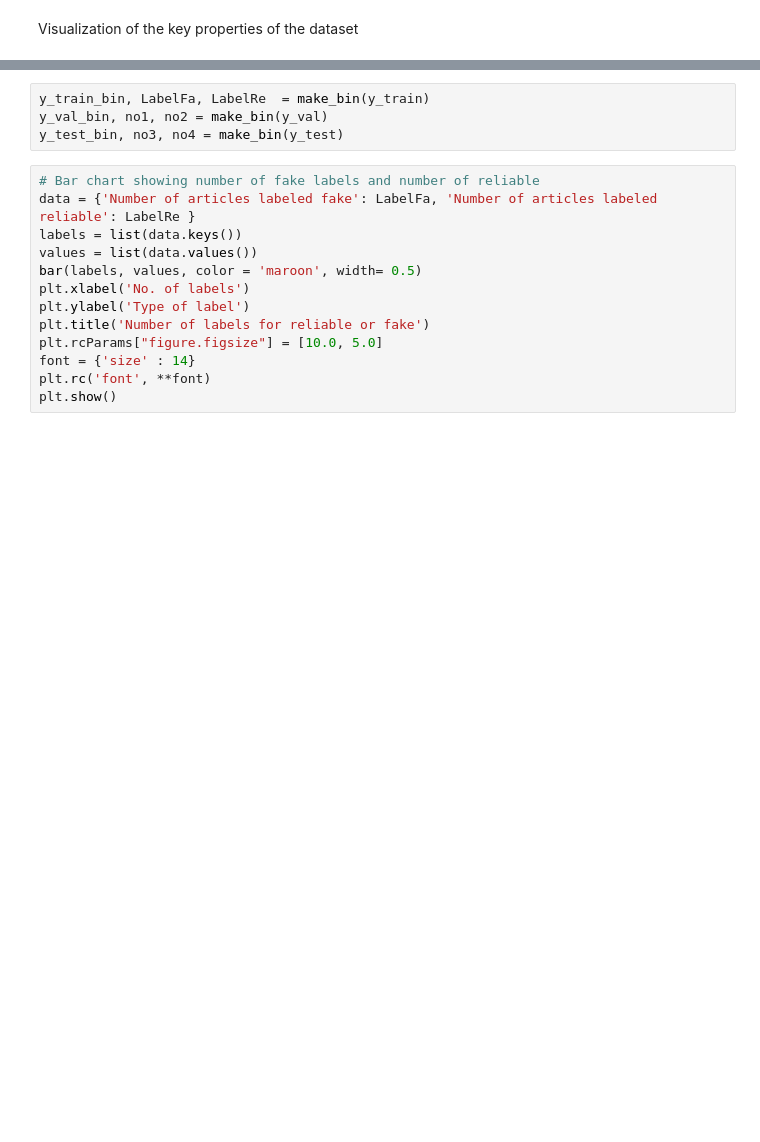
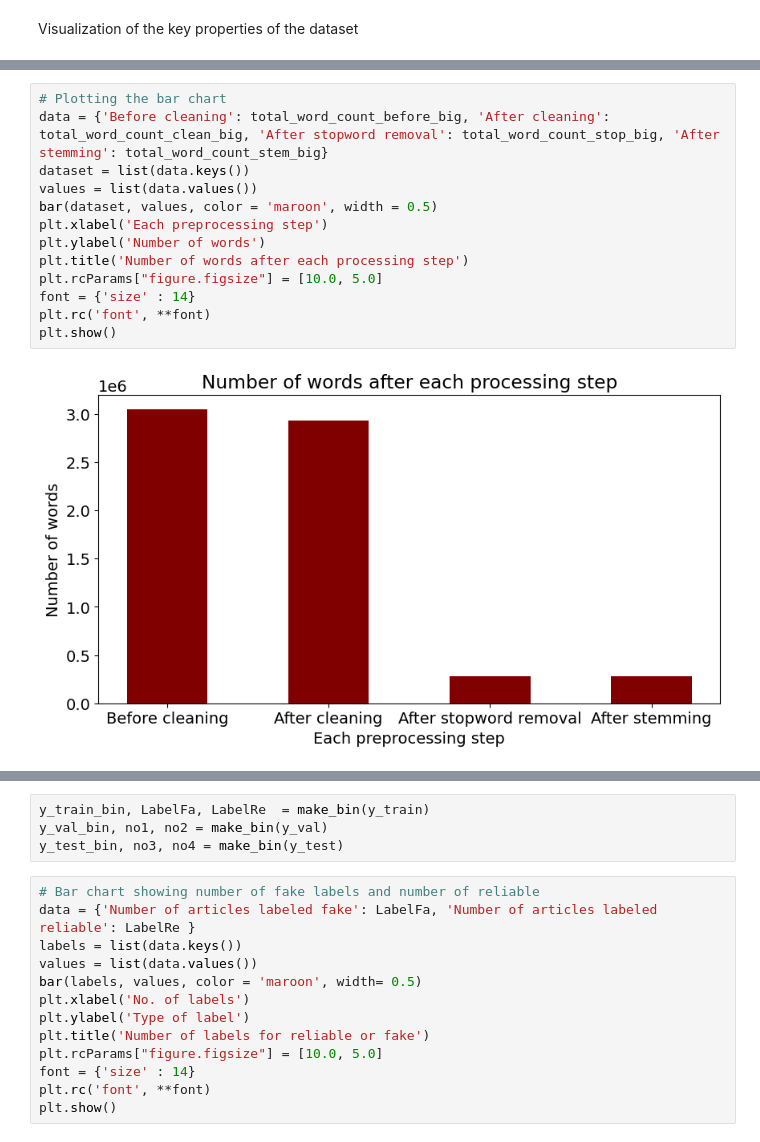
Before and after one commit to Simoerk/FinalProjectDS, a Jupyter notebook: FinalProjectDS-workingcopy.ipynb, the cells around one changed output, grey strips where cells are left out. Drawn from its saved outputs; the diff is of its cells as text; blank space fills up the shorter version.

```diff
--- a/FinalProjectDS-workingcopy.ipynb
+++ b/FinalProjectDS-workingcopy.ipynb
@@ -310 +456,16 @@ plt.show()
+# %%
+# Plotting the bar chart
+data = {'Before cleaning': total_word_count_before_big, 'After cleaning': total_word_count_clean_big, 'After stopword removal': total_word_count_stop_big, 'After stemming': total_word_count_stem_big}
+dataset = list(data.keys())
+values = list(data.values())
+bar(dataset, values, color = 'maroon', width = 0.5)
+plt.xlabel('Each preprocessing step')
+plt.ylabel('Number of words')
+plt.title('Number of words after each processing step')
+plt.rcParams["figure.figsize"] = [10.0, 5.0]
+font = {'size' : 14}
+plt.rc('font', **font)
+plt.show()
+# %% [output]
+[figure, added]
 # %% [markdown]
```
Also changed, not shown: parts of 75 cells of this notebook, 1 other file.
